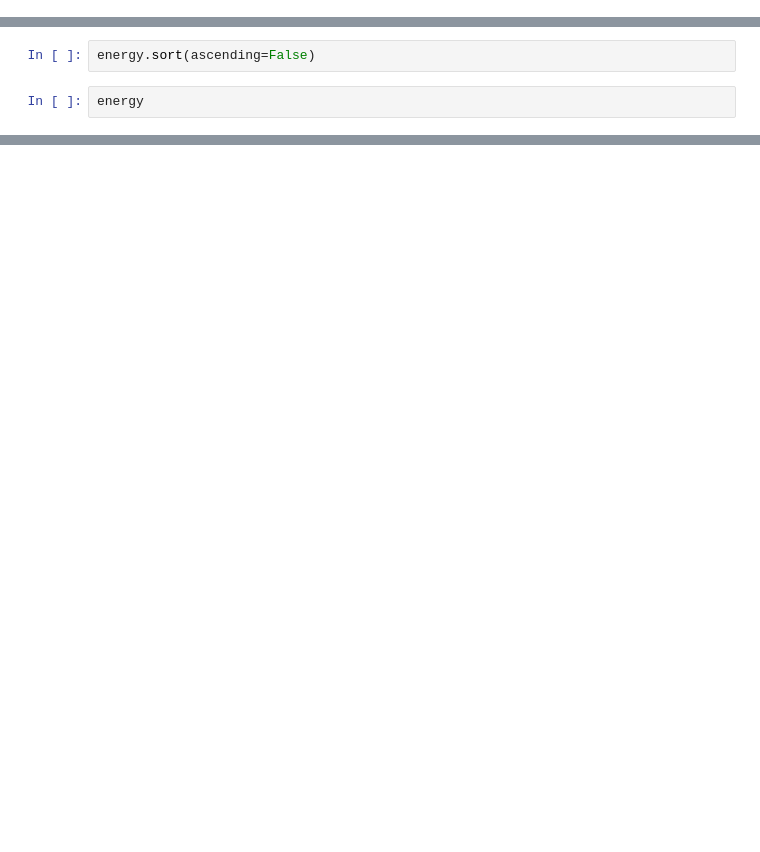
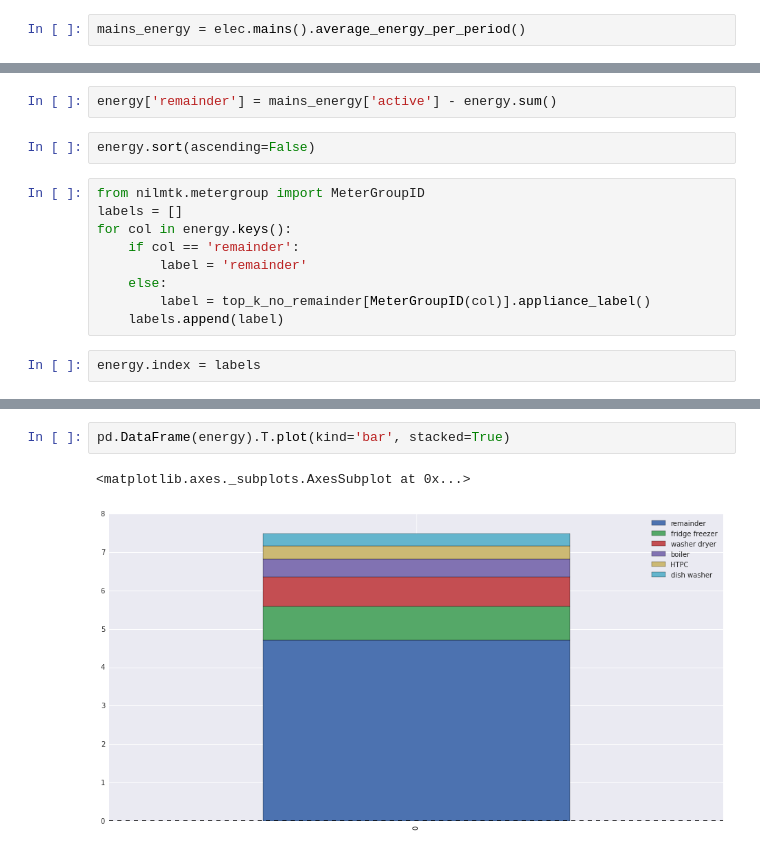
Before and after one commit to nilmtk/nilmtk, a Jupyter notebook: notebooks/dataset_statistics.ipynb, the cells around one changed output, grey strips where cells are left out. Drawn from its saved outputs; the diff is of its cells as text; blank space fills up the shorter version.

Commit message:
top_k energy plot for house1

```diff
--- a/notebooks/dataset_statistics.ipynb
+++ b/notebooks/dataset_statistics.ipynb
@@ -130,0 +118,2 @@ energy = energy.sum()
+# %%
+mains_energy = elec.mains().average_energy_per_period()
@@ -131,4 +124,15 @@ energy = energy.sum()
+# %%
+energy['remainder'] = mains_energy['active'] - energy.sum()
 # %%
 energy.sort(ascending=False)
+# %%
+from nilmtk.metergroup import MeterGroupID
+labels = []
+for col in energy.keys():
+    if col == 'remainder':
+        label = 'remainder'
+    else:
+        label = top_k_no_remainder[MeterGroupID(col)].appliance_label()
+    labels.append(label)
 # %%
-energy
+energy.index = labels
@@ -156,0 +139,5 @@ Timedelta('0 days 03:26:48')
+# %%
+pd.DataFrame(energy).T.plot(kind='bar', stacked=True)
+# %% [output]
+<matplotlib.axes._subplots.AxesSubplot at 0x...>
+[figure, added]
```
Also changed, not shown: parts of 16 cells of this notebook.
